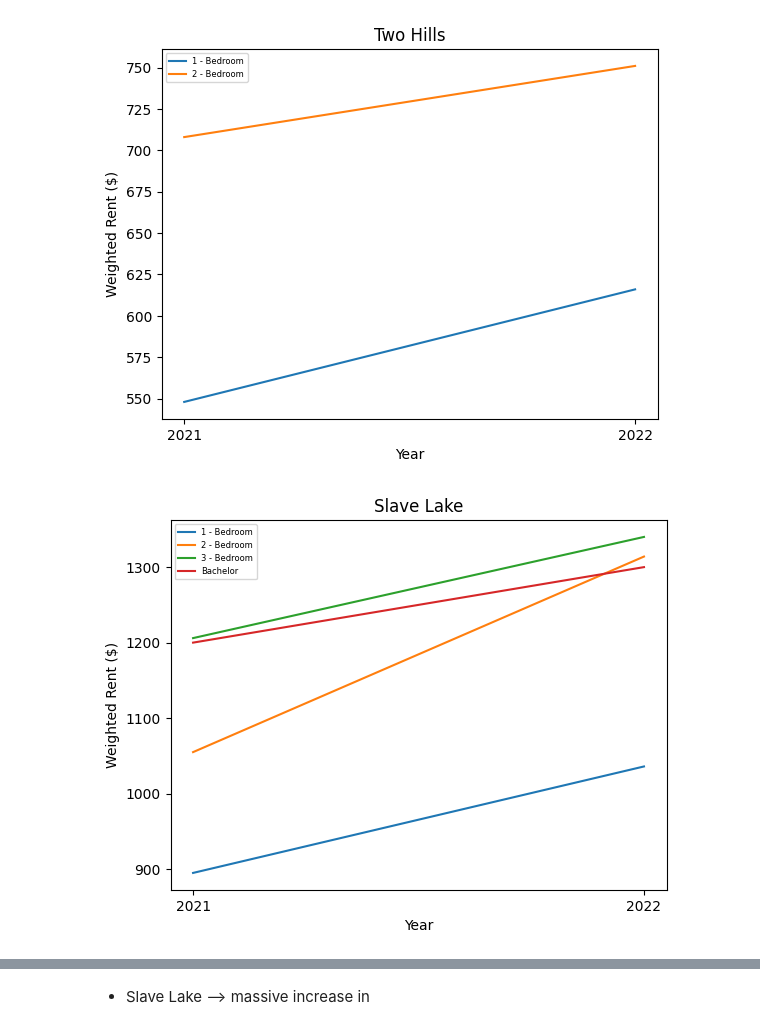
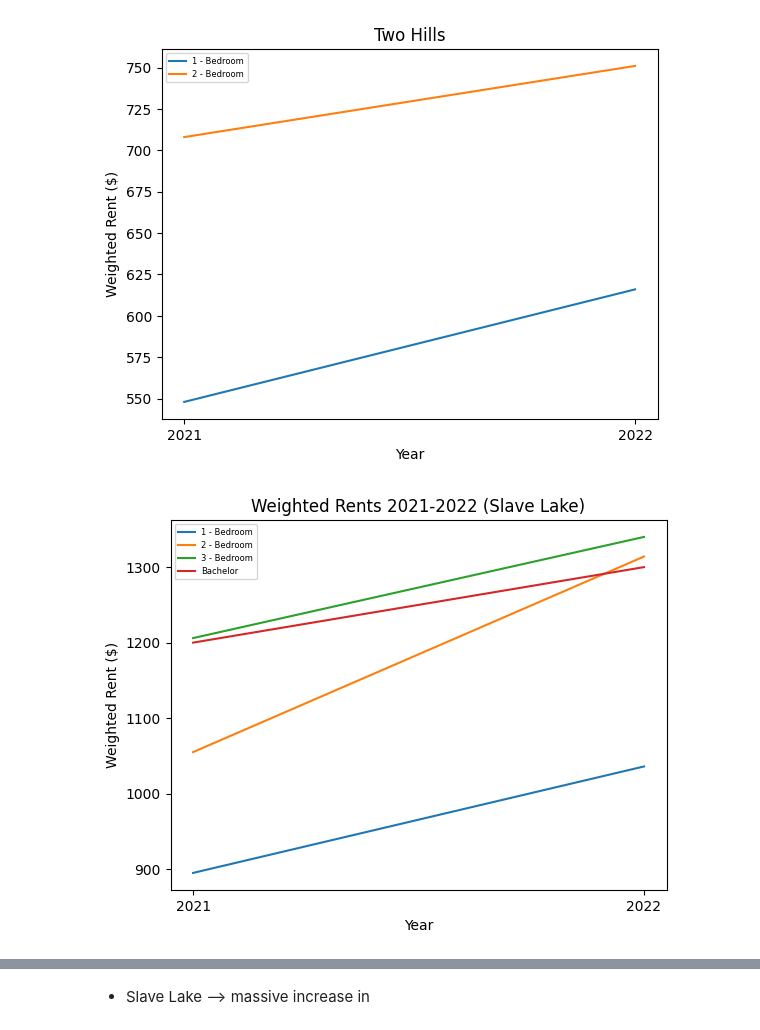
Before and after one commit to Mathemusician1729/DATA-221-Project, a Jupyter notebook: 221-Project.ipynb, the cells around one changed output, grey strips where cells are left out. Cells and saved outputs as stored; diff of their text form; code cells hidden in the pictures.

```diff
--- a/221-Project.ipynb
+++ b/221-Project.ipynb
@@ -207,12 +207,12 @@ Potential Conclusions from these visuals:
 - Overall, for the most part pretty much mostly, the vacancies tend to be proportional to the number of units in that range
 # %%
 # Drayton Valley, McLennan, Two Hills, Slave Lake
-sample_smalltowns = ["Ponoka","Rocky Mountain House", "Millet", "Two Hills","Slave Lake"]
+sample_smalltowns = ["Ponoka","Peace River", "Millet", "Two Hills","Slave Lake"] #
 costs_smalltowns = table8[table8["Community"].isin(sample_smalltowns)]
 vacancy_smalltowns = table6[table6["Community"].isin(sample_smalltowns)]
 
 ponoka = costs_smalltowns[costs_smalltowns["Community"] == "Ponoka"]
-fortmac = costs_smalltowns[costs_smalltowns["Community"] == "Vegreville"]
+fortmac = costs_smalltowns[costs_smalltowns["Community"] == "Peace River"]
 ray = costs_smalltowns[costs_smalltowns["Community"] == "Millet"]
 two_hills = costs_smalltowns[costs_smalltowns["Community"] == "Two Hills"]
 did = costs_smalltowns[costs_smalltowns["Community"] == "Slave Lake"]
@@ -273,15 +299,15 @@ plt.show()
 # %%
 # increasing trend example
 for i in range(len(did.index)):
     plt.plot(["2021", "2022"], did_rents.iloc[i], label=did["Unit Type"].iloc[i])
 
-plt.title("Slave Lake")
+plt.title("Weighted Rents 2021-2022 (Slave Lake)")
 plt.xlabel("Year")
 plt.ylabel("Weighted Rent ($)")
 plt.legend(prop={'size': 6})
 plt.show()
 # %% [output]
-[figure, old version]
+[figure, new version]
 # %%
 # small town vacancies
 vacancy_smalltowns_num = vacancy_smalltowns[["2021 Vacancy", "2022 Vacancy"]]
```
Also changed, not shown: parts of 8 cells of this notebook.
